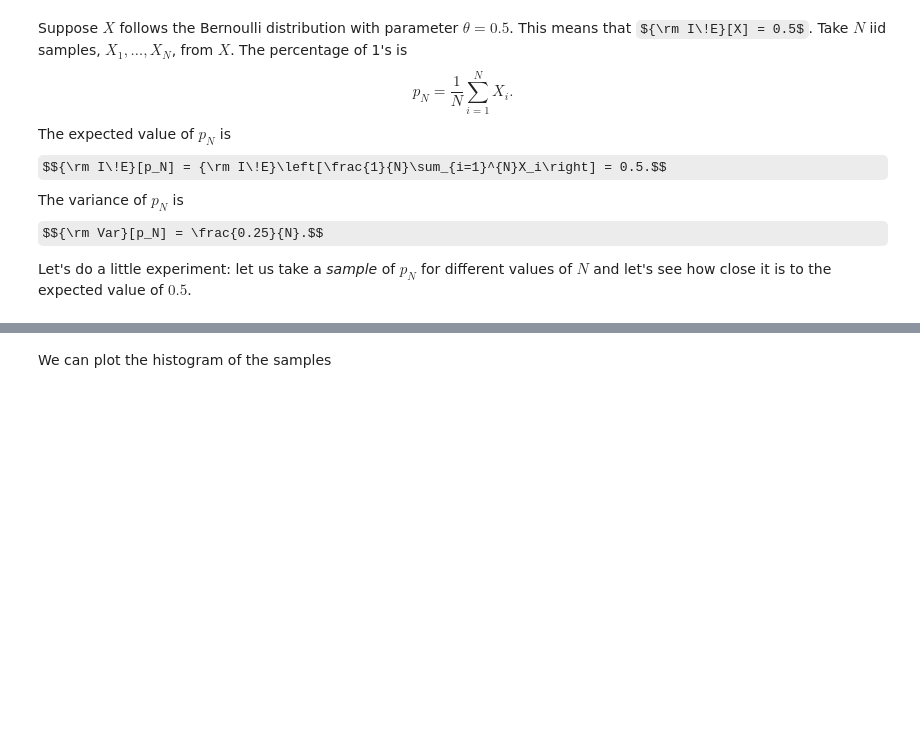
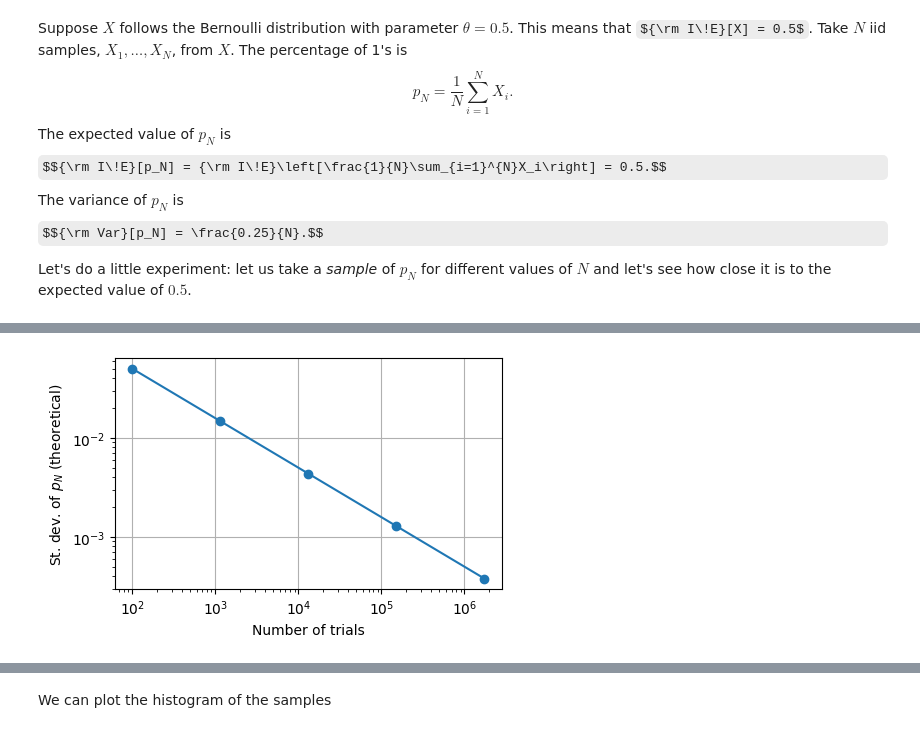
Before and after one commit to Gijinkstra/EstimationTheoryNotebooks, a Jupyter notebook: intro/1_sampling.ipynb, the cells around one changed output, grey strips where cells are left out. Saved outputs shown, nothing was run; the diff lists cells and outputs as text; code cells hidden in the pictures; some formulas as TeX source; blank space fills up the shorter version.

```diff
--- a/intro/1_sampling.ipynb
+++ b/intro/1_sampling.ipynb
@@ -64,0 +86,10 @@ plt.show()
+# %%
+varTheoretical = [np.sqrt(0.25/Ns[i])  for i in range(len(Ns))]
+plt.figure(figsize=(5, 3))
+plt.loglog(Ns, varTheoretical, 'o-')
+plt.grid()
+plt.xlabel('Number of trials')
+plt.ylabel('St. dev. of $p_N$ (theoretical)')
+plt.show()
+# %% [output]
+[figure, added]
```
Also changed, not shown: parts of 23 cells of this notebook, 12 other files.
